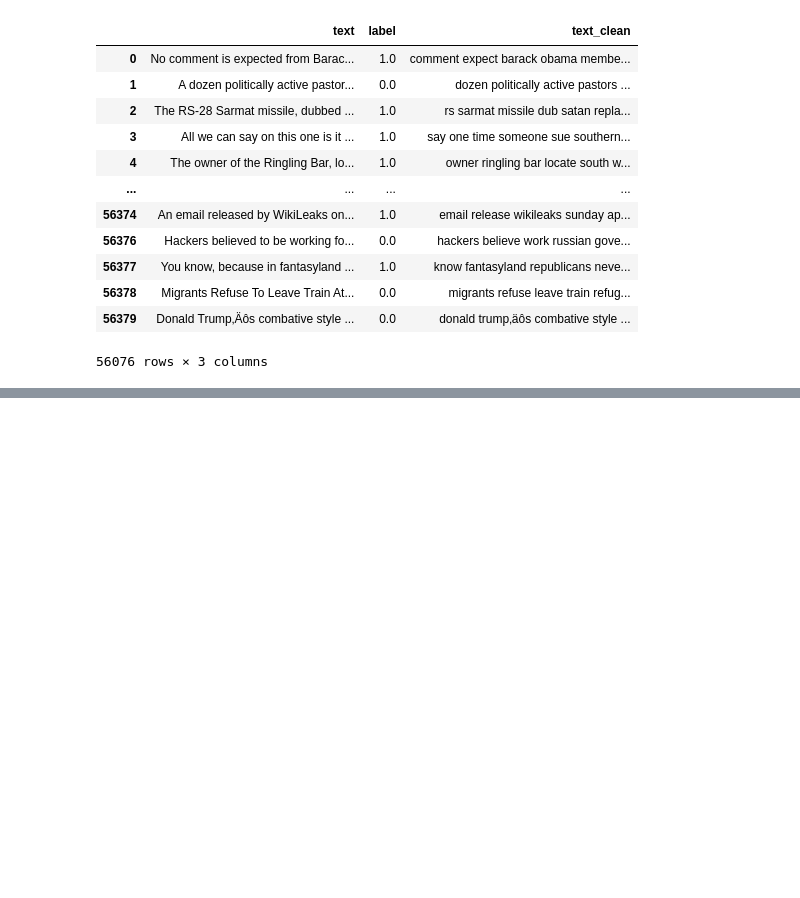
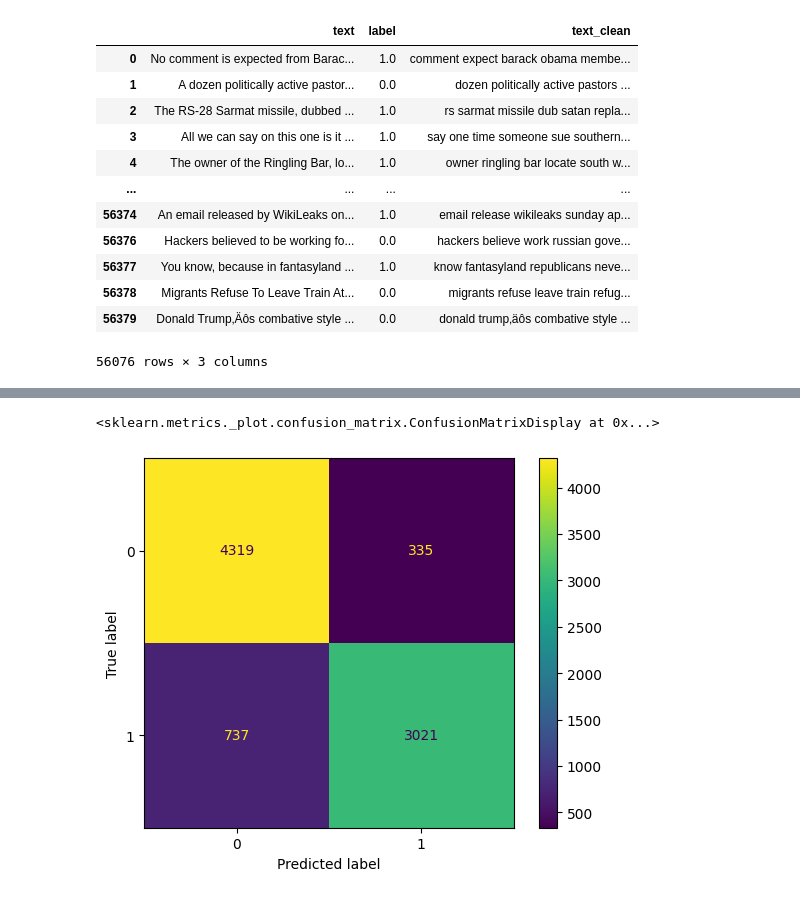
Before and after one commit to matt-ieraci/fake_news_detector, a Jupyter notebook: notebooks/mariadryden_new-dataset-SimpleRNN.ipynb, the cells around one changed output, grey strips where cells are left out. Saved outputs shown, nothing was run; the diff lists cells and outputs as text; code cells hidden in the pictures; blank space fills up the shorter version.

```diff
--- a/notebooks/mariadryden_new-dataset-SimpleRNN.ipynb
+++ b/notebooks/mariadryden_new-dataset-SimpleRNN.ipynb
@@ -148,0 +204,2 @@ history_rnn = model_rnn.fit(X_train_pad, y_train, epochs=1000, batch_size=32, va
+# %%
+y_pred = model_rnn.predict(X_test_pad)
@@ -148,0 +208,13 @@ history_rnn = model_rnn.fit(X_train_pad, y_train, epochs=1000, batch_size=32, va
+# %%
+from sklearn.metrics import confusion_matrix,ConfusionMatrixDisplay
+import tensorflow as tf
+
+predicted = tf.squeeze(y_pred)
+predicted = np.array([1 if x >= 0.5 else 0 for x in predicted])
+actual = np.array(y_test)
+conf_mat = confusion_matrix(actual, predicted)
+displ = ConfusionMatrixDisplay(confusion_matrix=conf_mat)
+displ.plot()
+# %% [output]
+<sklearn.metrics._plot.confusion_matrix.ConfusionMatrixDisplay at 0x...>
+[figure, added]
```
Also changed, not shown: parts of 13 cells of this notebook.
